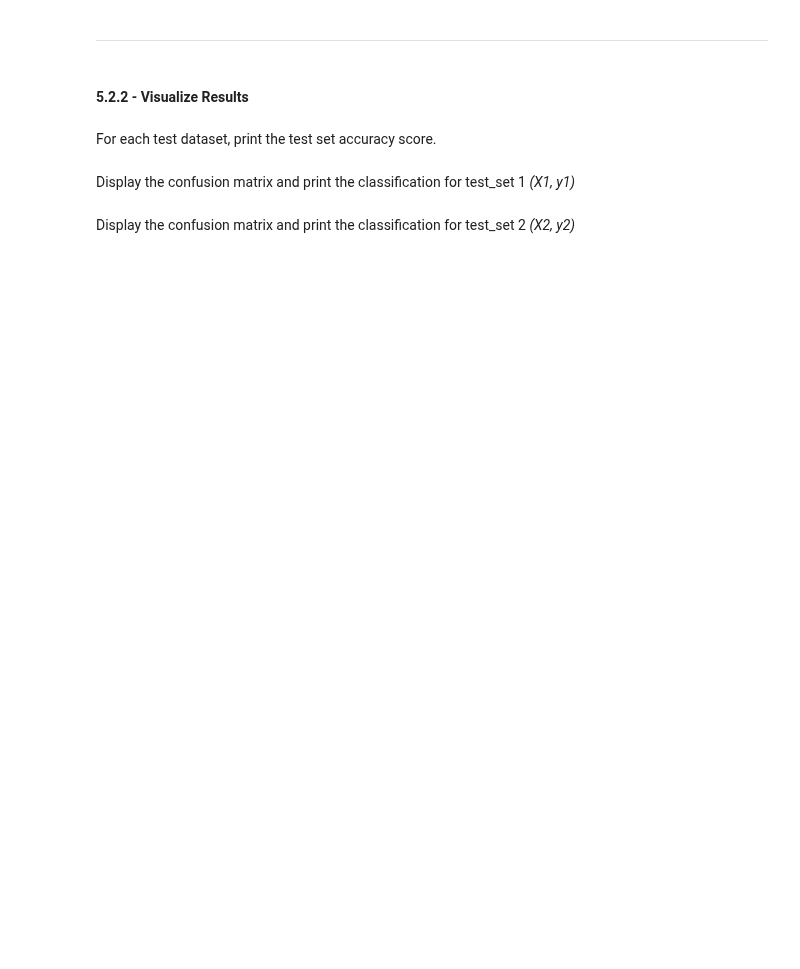
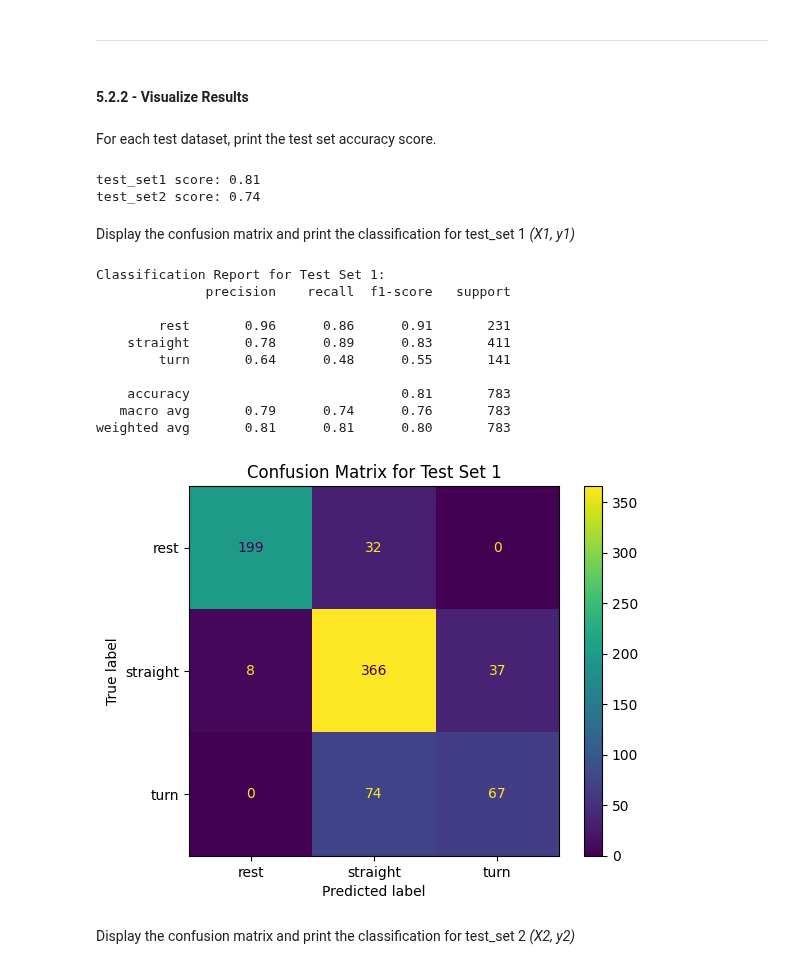
Before and after one commit to SoroushSoleymani/engg680_2024_fall, a Jupyter notebook: Lab_Assignment4/Vehicle_Motion_State_Classification.ipynb, the cells around one changed output. Saved outputs shown, nothing was run; the diff lists cells and outputs as text; code cells hidden in the pictures; blank space fills up the shorter version.

```diff
--- a/Lab_Assignment4/Vehicle_Motion_State_Classification.ipynb
+++ b/Lab_Assignment4/Vehicle_Motion_State_Classification.ipynb
@@ -1162,6 +1233,6 @@ The model trained in 5.1, is to be tested on the independent datasets, that is t
 Seperate the testsets into features and target vectors *(X1, y1)* and *(X2,y2)*
 # %%
 # TODO - Load the target vector from test_set1 into y1, and the selected features from test_set1 into X1
-# y1 =
-# X1 =
+y1 = test_set1['motion_state']
+X1 = test_set1[selected_features]
 X1.head(2)
@@ -1178,7 +1257,16 @@ ___
 For each test dataset, print the test set accuracy score.
 # %%
 # TODO - Print test score accuracies for test_set1 and test_set2
-#print("test_set1 score: {:.2f}".format(???))
-#print("test_set2 score: {:.2f}".format(???))
+from sklearn.metrics import accuracy_score
+y1_pred = grid.best_estimator_.predict(X1)
+test_set1_accuracy = accuracy_score(y1, y1_pred)
+print("test_set1 score: {:.2f}".format(test_set1_accuracy))
+
+y2_pred = grid.best_estimator_.predict(X2)
+test_set2_accuracy = accuracy_score(y2, y2_pred)
+print("test_set2 score: {:.2f}".format(test_set2_accuracy))
+# %% [output]
+test_set1 score: 0.81
+test_set2 score: 0.74
 # %% [markdown]
 Display the confusion matrix and print the classification for test_set 1 *(X1, y1)*
@@ -1187,3 +1273,23 @@ Display the confusion matrix and print the classification for test_set 1 *(X1, y
+# %%
+# TODO - Display confusion matrix and print classification report for (X1, y1)
+from sklearn.metrics import classification_report, ConfusionMatrixDisplay
+print("Classification Report for Test Set 1:")
+print(classification_report(y1, y1_pred))
+ConfusionMatrixDisplay.from_predictions(y1, y1_pred)
+plt.title("Confusion Matrix for Test Set 1")
+plt.show()
+# %% [output]
+Classification Report for Test Set 1:
+              precision    recall  f1-score   support
+
+        rest       0.96      0.86      0.91       231
+    straight       0.78      0.89      0.83       411
+        turn       0.64      0.48      0.55       141
+
+    accuracy                           0.81       783
+   macro avg       0.79      0.74      0.76       783
+weighted avg       0.81      0.81      0.80       783
+[figure, added]
 # %% [markdown]
 Display the confusion matrix and print the classification for test_set 2 *(X2, y2)*
 # %%
```
Also changed, not shown: parts of 18 cells of this notebook.
